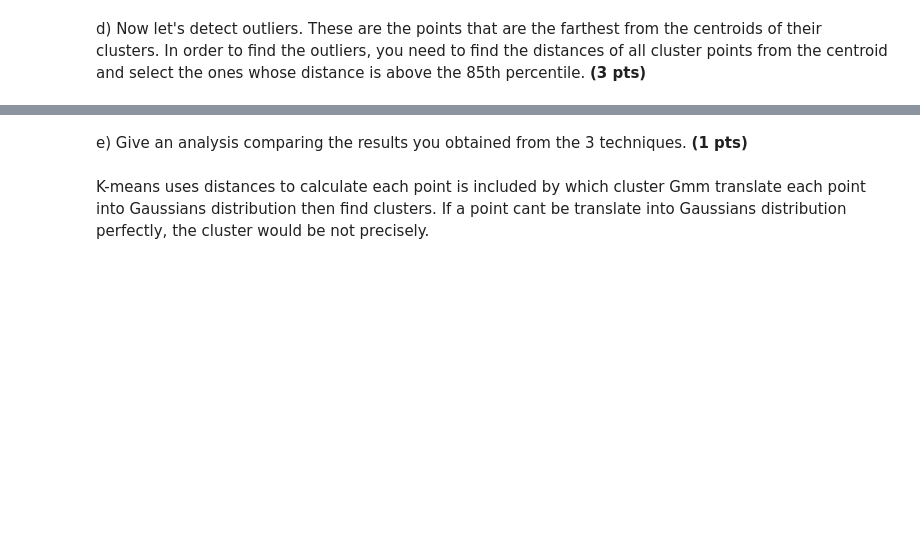
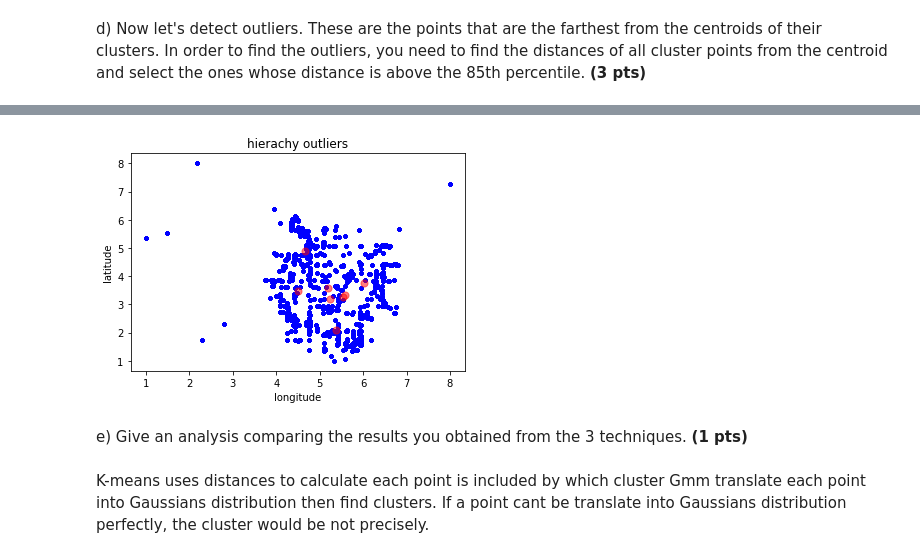
Before and after one commit to CS506-Boston-University/cs506-spring2018-hw2-1-jweixuan, a Jupyter notebook: HW2.1.ipynb, the cells around one changed output, grey strips where cells are left out. Drawn from its saved outputs; the diff is of its cells as text; code cells hidden in the pictures; blank space fills up the shorter version.

```diff
--- a/HW2.1.ipynb
+++ b/HW2.1.ipynb
@@ -416,3 +495,72 @@ Text(0.5,0,'K-means  outlier')
+# %%
+"""   Hierarcy outlier  """
+
+
+cluster1 = []
+cluster2 = []
+cluster3 = []
+cluster4 = []
+cluster5 = []
+cluster6 = []
+cluster7 = []
+cluster0 = []
+for i in range(len(k)):
+    if hier_label[i] == 1:
+        cluster0.append(list(k[i][:2]))
+    elif hier_label[i] == 2:
+        cluster1.append(list(k[i][:2]))
+    elif hier_label[i] == 3:
+        cluster2.append(list(k[i])[:2])
+    elif hier_label[i] == 4:
+        cluster3.append(list(k[i])[:2])
+    elif hier_label[i] == 5:
+        cluster4.append(list(k[i])[:2])
+    elif hier_label[i] == 6:
+        cluster5.append(list(k[i])[:2])
+    elif hier_label[i] == 7:
+        cluster6.append(list(k[i])[:2])
+    else:
+        cluster7.append(list(k[i])[:2])
+
+
+
+centroid0 = findcenter(cluster0)
+centroid1 = findcenter(cluster1)
+centroid2 = findcenter(cluster2)
+centroid3 = findcenter(cluster3)
+centroid4 = findcenter(cluster4)
+centroid5 = findcenter(cluster5)
+centroid6 = findcenter(cluster6)
+centroid7 = findcenter(cluster7)
+
+
+outlier0 = findoutlier(cluster0,dst0,centroid0)
+outlier1 = findoutlier(cluster1,dst1,centroid1)
+outlier2 = findoutlier(cluster2,dst2,centroid2)
+outlier3 = findoutlier(cluster3,dst3,centroid3)
+outlier4 = findoutlier(cluster4,dst4,centroid4)
+outlier5 = findoutlier(cluster5,dst5,centroid5)
+outlier6 = findoutlier(cluster6,dst6,centroid6)
+outlier7 = findoutlier(cluster7,dst7,centroid7)
+ot = outlier0+outlier1+outlier2+outlier3+outlier4+outlier5+outlier6+outlier7
+
+ot = np.asarray(ot)
+
+plt.scatter(ot[:, 0], ot[:, 1], color='b', s=10)
+plt.scatter(centroid0[0], centroid0[1], c='red', s=50, alpha=0.5);
+plt.scatter(centroid1[0], centroid1[1], c='red', s=50, alpha=0.5);
+plt.scatter(centroid2[0], centroid2[1], c='red', s=50, alpha=0.5);
+plt.scatter(centroid3[0], centroid3[1], c='red', s=50, alpha=0.5);
+plt.scatter(centroid4[0], centroid4[1], c='red', s=50, alpha=0.5);
+plt.scatter(centroid5[0], centroid5[1], c='red', s=50, alpha=0.5);
+plt.scatter(centroid6[0], centroid6[1], c='red', s=50, alpha=0.5);
+plt.scatter(centroid7[0], centroid7[1], c='red', s=50, alpha=0.5);
+plt.title('hierachy outliers')
+plt.xlabel('longitude')
+plt.ylabel('latitude')
+plt.show()
+# %% [output]
+[figure, added]
 # %% [markdown]
 e) Give an analysis comparing the results you obtained from the 3 techniques. **(1 pts)**
 # %% [markdown]
```
Also changed, not shown: parts of 13 cells of this notebook.
